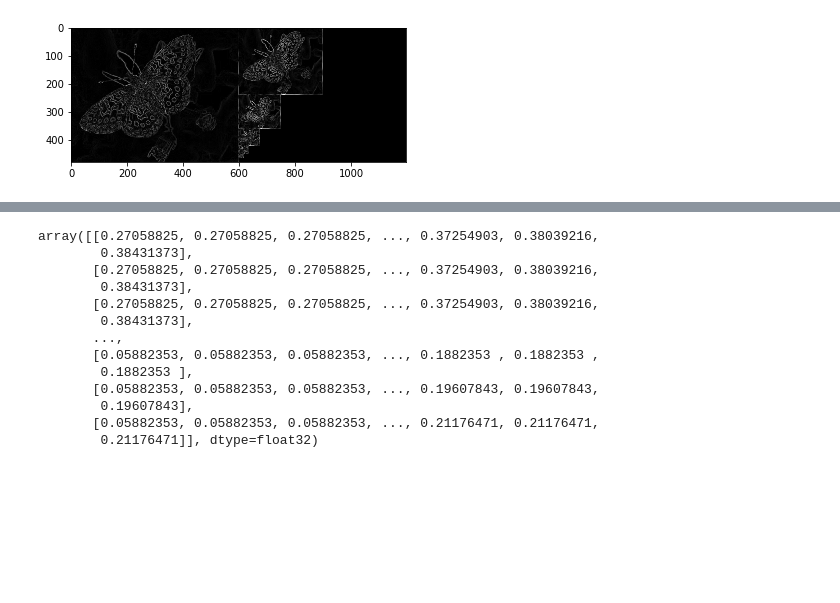
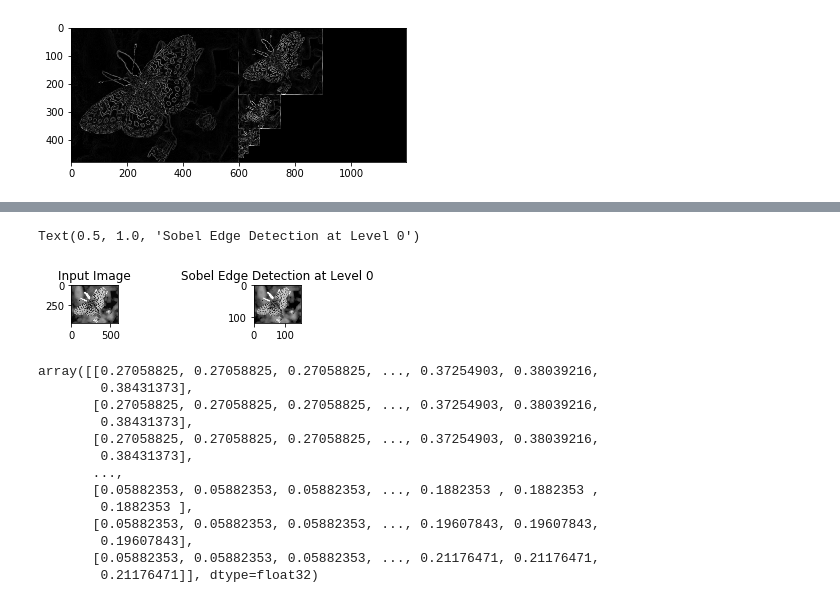
Before and after one commit to neezcha/483H3, a Jupyter notebook: 483H3.ipynb, the cells around one changed output, grey strips where cells are left out. Cells and saved outputs as stored; diff of their text form; code cells hidden in the pictures; blank space fills up the shorter version.

```diff
--- a/483H3.ipynb
+++ b/483H3.ipynb
@@ -154,12 +160,19 @@ TypeError: 'numpy.ndarray' object is not callable
 # %%
 # idsplay comparisons
 fig = plt.figure()
 #fig.set_figheight(8)
 #fig.set_figwidth(8)
 
 fig.add_subplot(5,2,1)
-plt.imshow(gray_img, cmap='gray')
+plt.imshow(img, cmap='gray')
 plt.title('Input Image', fontsize=12)
+
+fig.add_subplot(5,2,2)
+plt.imshow(imgList[0], cmap='gray')
+plt.title('Sobel Edge Detection at Level 0', fontsize=12)
+# %% [output]
+Text(0.5, 1.0, 'Sobel Edge Detection at Level 0')
+[figure, added]
 # %%
 ####   2   ####
 # %%
```
Also changed, not shown: parts of 3 cells of this notebook.
